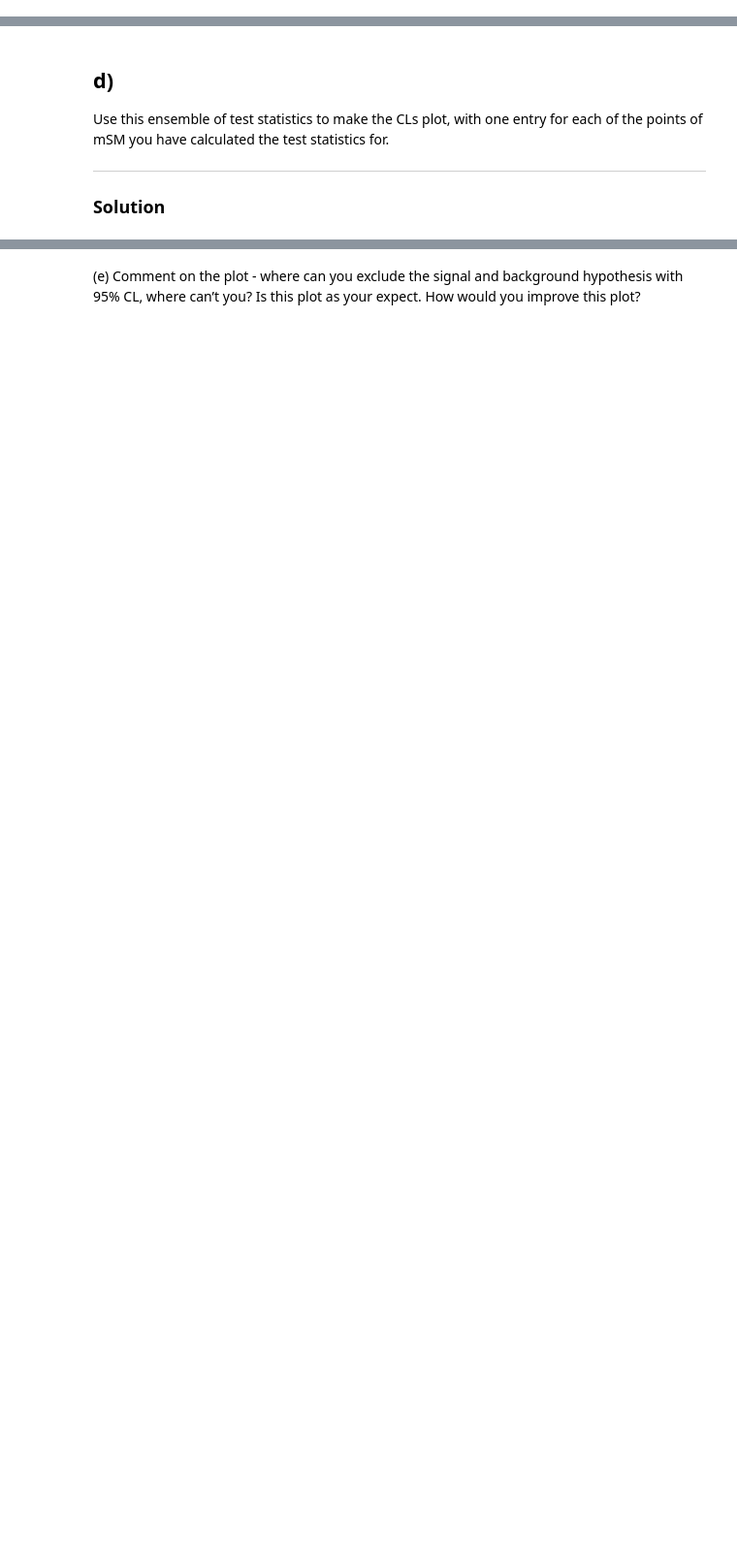
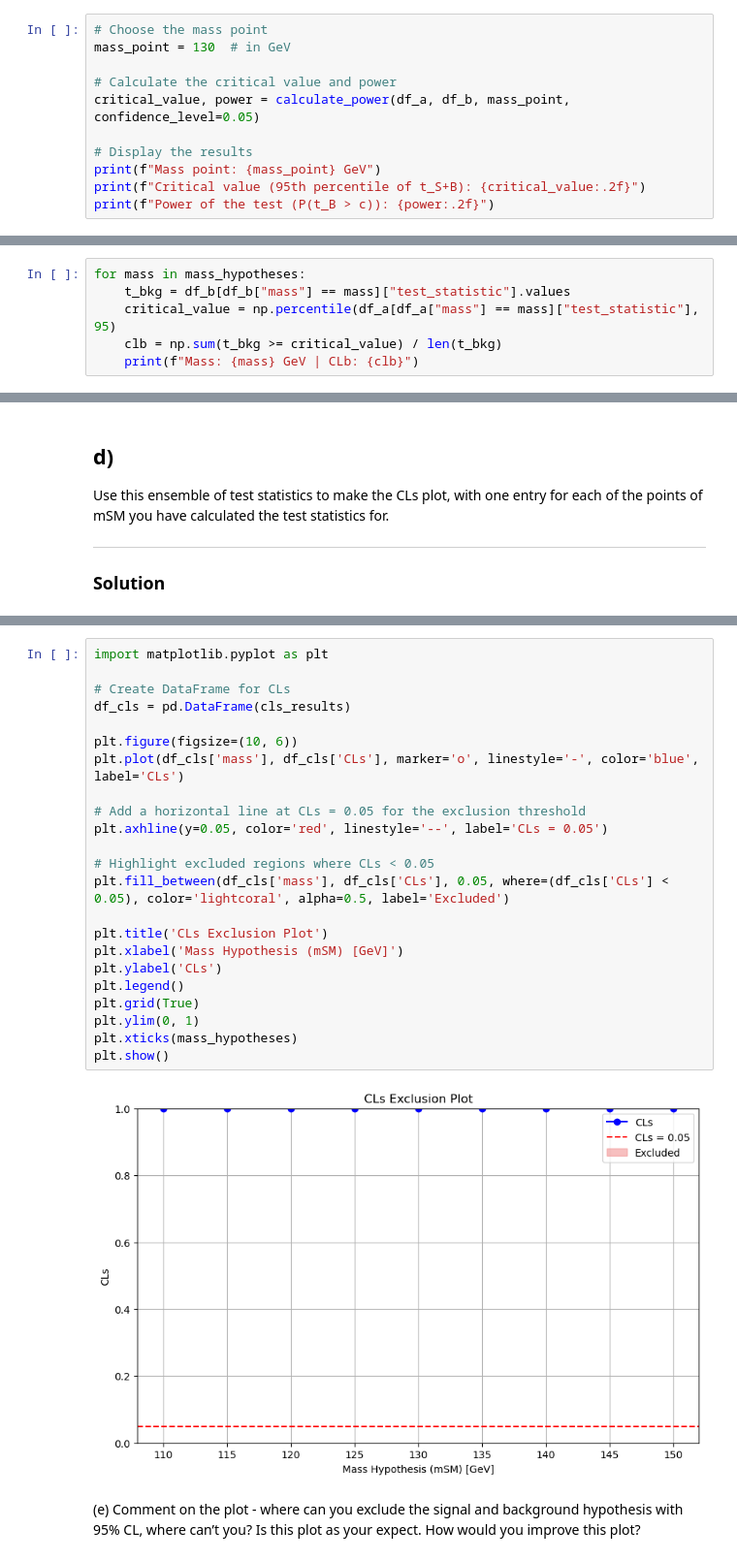
Before and after one commit to munozariasjm/PSet_Statistics-8_811, a Jupyter notebook: notebooks/02.ipynb, the cells around one changed output, grey strips where cells are left out. Shown: that part at 97% size. Drawn from its saved outputs; the diff is of its cells as text; blank space fills up the shorter version.

```diff
--- a/notebooks/02.ipynb
+++ b/notebooks/02.ipynb
@@ -267,0 +222,11 @@ Power of the test at mSM = 125 GeV: 1.000
+# %%
+# Choose the mass point
+mass_point = 130  # in GeV
+
+# Calculate the critical value and power
+critical_value, power = calculate_power(df_a, df_b, mass_point, confidence_level=0.05)
+
+# Display the results
+print(f"Mass point: {mass_point} GeV")
+print(f"Critical value (95th percentile of t_S+B): {critical_value:.2f}")
+print(f"Power of the test (P(t_B > c)): {power:.2f}")
@@ -267,0 +237,6 @@ Power of the test at mSM = 125 GeV: 1.000
+# %%
+for mass in mass_hypotheses:
+    t_bkg = df_b[df_b["mass"] == mass]["test_statistic"].values
+    critical_value = np.percentile(df_a[df_a["mass"] == mass]["test_statistic"], 95)
+    clb = np.sum(t_bkg >= critical_value) / len(t_bkg)
+    print(f"Mass: {mass} GeV | CLb: {clb}")
@@ -405,2 +319,27 @@ plt.show()
+# %%
+import matplotlib.pyplot as plt
+
+# Create DataFrame for CLs
+df_cls = pd.DataFrame(cls_results)
+
+plt.figure(figsize=(10, 6))
+plt.plot(df_cls['mass'], df_cls['CLs'], marker='o', linestyle='-', color='blue', label='CLs')
+
+# Add a horizontal line at CLs = 0.05 for the exclusion threshold
+plt.axhline(y=0.05, color='red', linestyle='--', label='CLs = 0.05')
+
+# Highlight excluded regions where CLs < 0.05
+plt.fill_between(df_cls['mass'], df_cls['CLs'], 0.05, where=(df_cls['CLs'] < 0.05), color='lightcoral', alpha=0.5, label='Excluded')
+
+plt.title('CLs Exclusion Plot')
+plt.xlabel('Mass Hypothesis (mSM) [GeV]')
+plt.ylabel('CLs')
+plt.legend()
+plt.grid(True)
+plt.ylim(0, 1)
+plt.xticks(mass_hypotheses)
+plt.show()
+# %% [output]
+[figure, added]
 # %% [markdown]
 (e) Comment on the plot - where can you exclude the signal and background hypothesis with 95% CL, where can’t you? Is this plot as your expect. How would you improve this plot?
```
Also changed, not shown: parts of 14 cells of this notebook, 6 other files.
